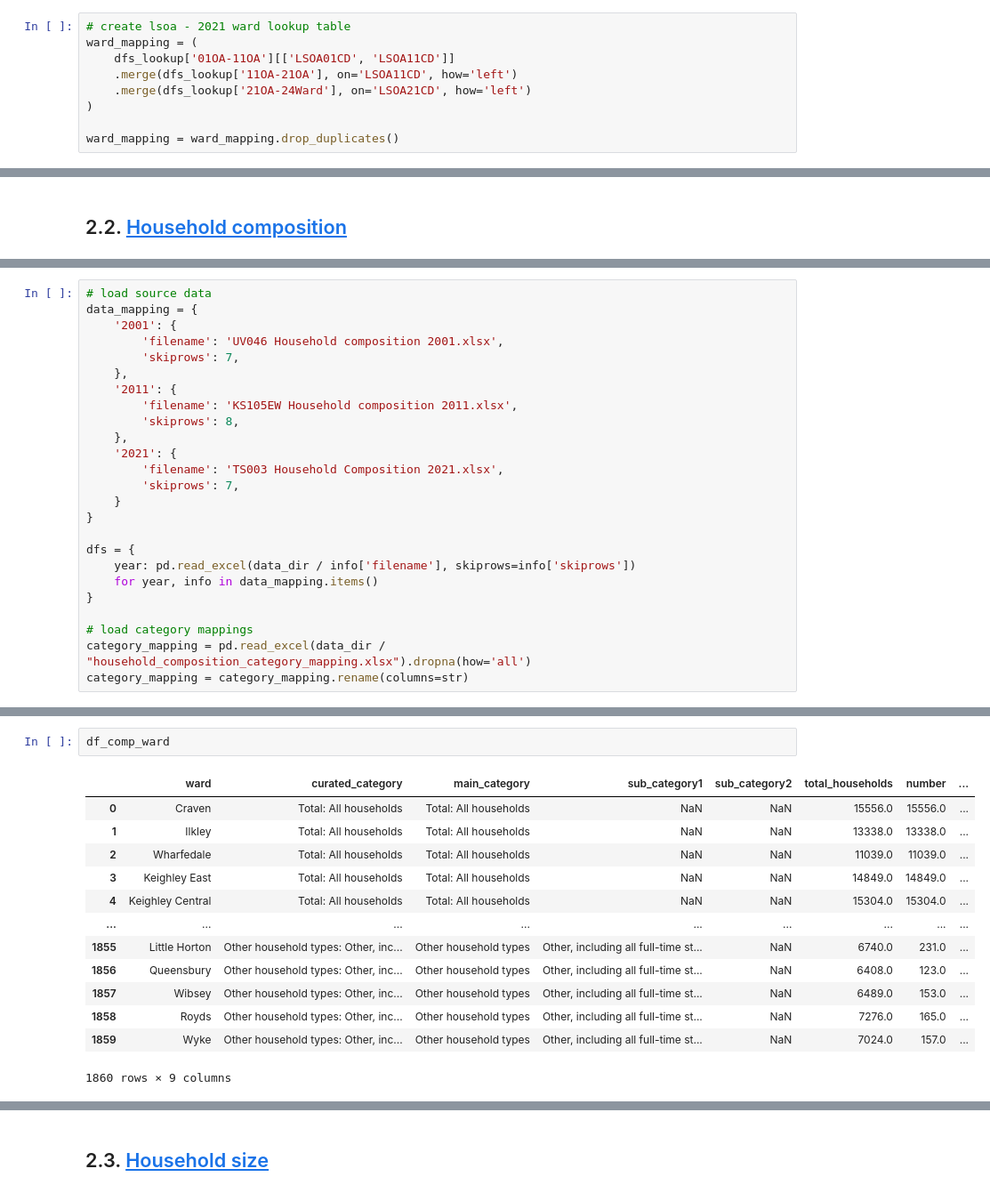
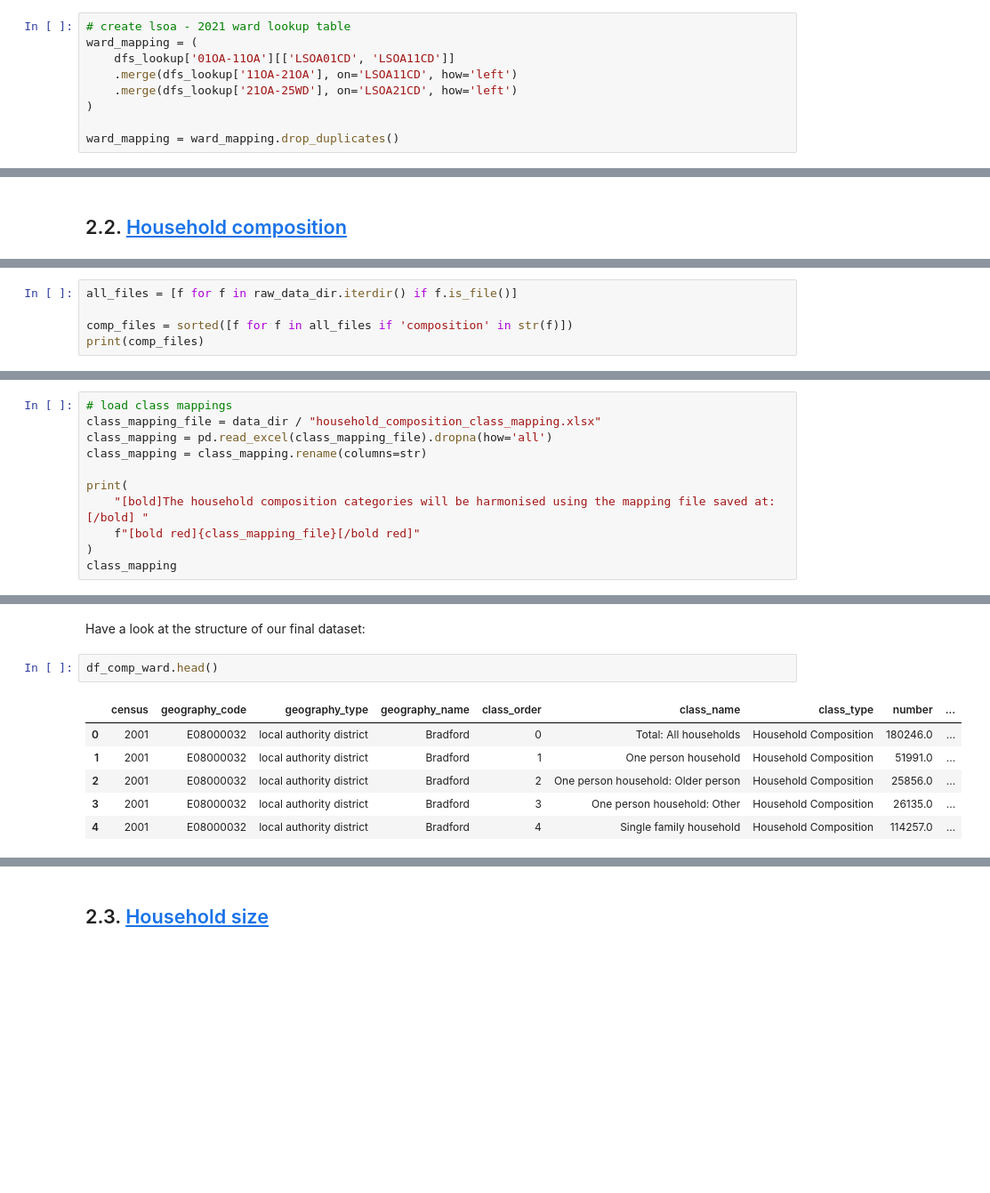
Before and after one commit to alysiayx/bradford-household-structure-trends, a Jupyter notebook: data_processing.ipynb, the cells around one changed output, grey strips where cells are left out. Shown at 89% size. Cells and saved outputs as stored; diff of their text form; blank space fills up the shorter version.

Commit message:
curate data source, fid minor bugs, and add basic comparison vis

```diff
--- a/data_processing.ipynb
+++ b/data_processing.ipynb
@@ -94,7 +192,7 @@ dfs_lookup = {
 ward_mapping = (
     dfs_lookup['01OA-11OA'][['LSOA01CD', 'LSOA11CD']]
     .merge(dfs_lookup['11OA-21OA'], on='LSOA11CD', how='left')
-    .merge(dfs_lookup['21OA-24Ward'], on='LSOA21CD', how='left')
+    .merge(dfs_lookup['21OA-25WD'], on='LSOA21CD', how='left')
 )
 
 ward_mapping = ward_mapping.drop_duplicates()
@@ -168,0 +280,5 @@ def lsoa_to_ward(df, year, lsoa_col, ward_col, ward_mapping):
+# %%
+all_files = [f for f in raw_data_dir.iterdir() if f.is_file()]
+
+comp_files = sorted([f for f in all_files if 'composition' in str(f)])
+print(comp_files)
@@ -181,28 +377,3 @@ Categories are merged when earlier censuses provide a more detailed breakdown th
 A harmonised category is renamed or differs from the exact 2021 wording where the 2021 label does not fully represent the earlier census definitions, or where a broader comparable category is needed across all years. This mainly applies to categories affected by definitional changes, such as "pensioner", "aged 65 and over", and "aged 66 years and over", or categories where civil partnerships were introduced into later census classifications.
 
 :::
-# %%
-# load source data
-data_mapping = {
-    '2001': {
-        'filename': 'UV046 Household composition 2001.xlsx',
-        'skiprows': 7,
-    },
-    '2011': {
-        'filename': 'KS105EW Household composition 2011.xlsx',
-        'skiprows': 8,
-    },
-    '2021': {
-        'filename': 'TS003 Household Composition 2021.xlsx',
-        'skiprows': 7,
-    }
-}
-
-dfs = {
-    year: pd.read_excel(data_dir / info['filename'], skiprows=info['skiprows'])
-    for year, info in data_mapping.items()
-}
-
-# load category mappings
-category_mapping = pd.read_excel(data_dir / "household_composition_category_mapping.xlsx").dropna(how='all')
-category_mapping = category_mapping.rename(columns=str)
@@ -364,0 +380,11 @@ df_comp_ward.to_excel(data_dir / 'household_composition_ward.xlsx', index=False)
+# %%
+# load class mappings
+class_mapping_file = data_dir / "household_composition_class_mapping.xlsx"
+class_mapping = pd.read_excel(class_mapping_file).dropna(how='all')
+class_mapping = class_mapping.rename(columns=str)
+
+print(
+    "[bold]The household composition categories will be harmonised using the mapping file saved at:[/bold] "
+    f"[bold red]{class_mapping_file}[/bold red]"
+)
+class_mapping
@@ -365,16 +506,11 @@ df_comp_ward.to_excel(data_dir / 'household_composition_ward.xlsx', index=False)
+# %% [markdown]
+Have a look at the structure of our final dataset:
 # %%
-df_comp_ward
+df_comp_ward.head()
 # %% [output]
-|  | ward | curated_category | main_category | sub_category1 | sub_category2 | total_households | number | ... |
-| 0 | Craven | Total: All households | Total: All households | NaN | NaN | 15556.0 | 15556.0 | ... |
-| 1 | Ilkley | Total: All households | Total: All households | NaN | NaN | 13338.0 | 13338.0 | ... |
-| 2 | Wharfedale | Total: All households | Total: All households | NaN | NaN | 11039.0 | 11039.0 | ... |
-| 3 | Keighley East | Total: All households | Total: All households | NaN | NaN | 14849.0 | 14849.0 | ... |
-| 4 | Keighley Central | Total: All households | Total: All households | NaN | NaN | 15304.0 | 15304.0 | ... |
-| ... | ... | ... | ... | ... | ... | ... | ... | ... |
-| 1855 | Little Horton | Other household types: Other, inc... | Other household types | Other, including all full-time st... | NaN | 6740.0 | 231.0 | ... |
-| 1856 | Queensbury | Other household types: Other, inc... | Other household types | Other, including all full-time st... | NaN | 6408.0 | 123.0 | ... |
-| 1857 | Wibsey | Other household types: Other, inc... | Other household types | Other, including all full-time st... | NaN | 6489.0 | 153.0 | ... |
-| 1858 | Royds | Other household types: Other, inc... | Other household types | Other, including all full-time st... | NaN | 7276.0 | 165.0 | ... |
-| 1859 | Wyke | Other household types: Other, inc... | Other household types | Other, including all full-time st... | NaN | 7024.0 | 157.0 | ... |
+|  | census | geography_code | geography_type | geography_name | class_order | class_name | class_type | number | ... |
+| 0 | 2001 | E08000032 | local authority district | Bradford | 0 | Total: All households | Household Composition | 180246.0 | ... |
+| 1 | 2001 | E08000032 | local authority district | Bradford | 1 | One person household | Household Composition | 51991.0 | ... |
+| 2 | 2001 | E08000032 | local authority district | Bradford | 2 | One person household: Older person | Household Composition | 25856.0 | ... |
+| 3 | 2001 | E08000032 | local authority district | Bradford | 3 | One person household: Other | Household Composition | 26135.0 | ... |
+| 4 | 2001 | E08000032 | local authority district | Bradford | 4 | Single family household | Household Composition | 114257.0 | ... |
-1860 rows × 9 columns
```
Also changed, not shown: parts of 54 cells of this notebook, 28 other files.
